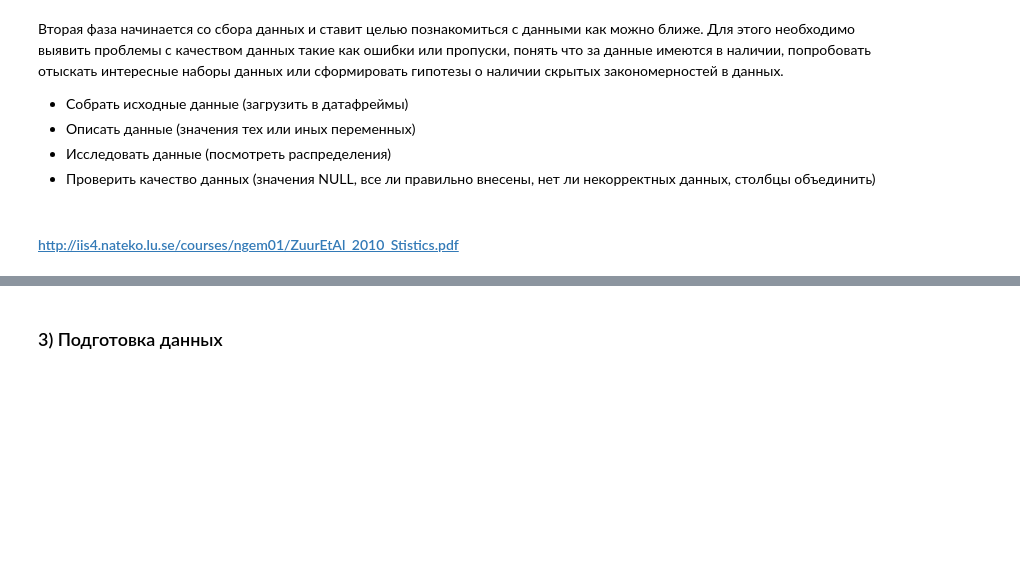
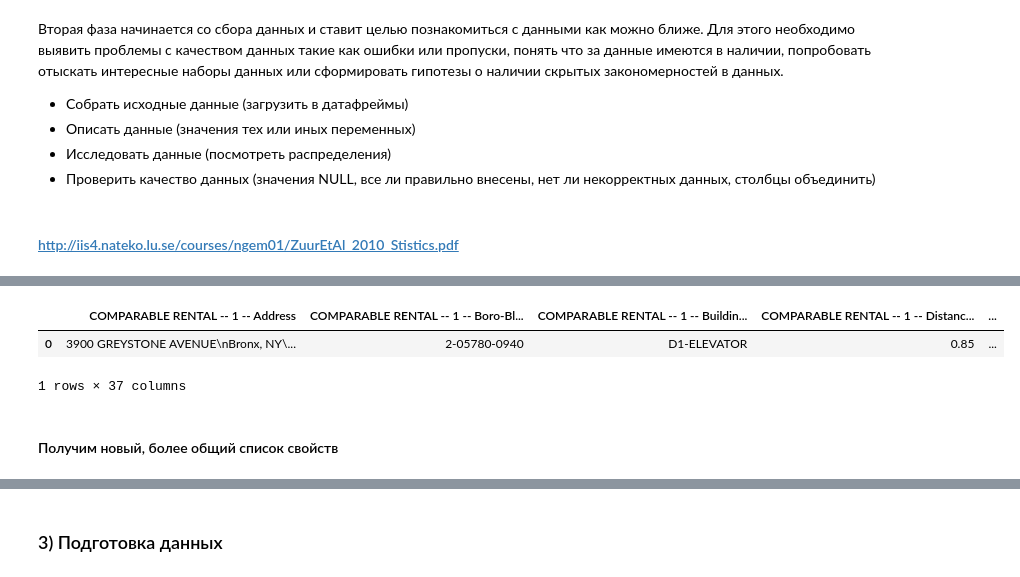
Before and after one commit to mihanlg/ITDA-Project, a Jupyter notebook: Project_Group8.ipynb, the cells around one changed output, grey strips where cells are left out. Saved outputs shown, nothing was run; the diff lists cells and outputs as text; code cells hidden in the pictures; blank space fills up the shorter version.

```diff
--- a/Project_Group8.ipynb
+++ b/Project_Group8.ipynb
@@ -118,0 +213,3 @@ cooperativeDF.keys()
+# %%
+properties = getPropeties(cooperativeDF['Bronx'])
+properties
@@ -118,0 +234,29 @@ cooperativeDF.keys()
+# %%
+beginnings = ['COMPARABLE RENTAL -- 1 --',
+              'COMPARABLE RENTAL -- 2 --',
+              'COMPARABLE RENTAL -- 3 --']
+
+for key in cooperativeDF.keys():
+    columns = cooperativeDF[key].columns
+
+    #PROPERTIES COLUMNS
+    beg = 'COOPERATIVES COMPARABLE PROPERTIES -- '
+    column = (beg + 'Distance from Coop in miles')
+    if ((beg + 'Dist. from Coop in miles') in columns) & (column in columns):
+        joinAndRemoveColumn(cooperativeDF[key], column, beg + 'Dist. from Coop in miles')
+    column = (beg + 'Estimated Gross Income')
+    if ((beg + 'Est. Gross Income') in columns) & (column in columns):
+        joinAndRemoveColumn(cooperativeDF[key], column, beg + 'Est. Gross Income')
+
+    #OTHER COLUMNS
+    for beg in beginnings:
+        column = (beg + ' ' + 'Distance from Coop in miles')
+        if ((beg + 'Dist. from Coop in miles') in columns) & (column in columns):
+            joinAndRemoveColumn(cooperativeDF[key], column, beg + 'Dist. from Coop in miles')
+        column = (beg + ' ' + 'Estimated Gross Income')
+        if ((beg + 'Est. Gross Income') in columns) & (column in columns):
+            joinAndRemoveColumn(cooperativeDF[key], column, beg + 'Est. Gross Income')
+        for prop in properties:
+            column = (beg + ' ' + prop)
+            if ((beg + prop) in columns) & (column in columns):
+                joinAndRemoveColumn(cooperativeDF[key], column, beg+prop)
@@ -118,0 +287,7 @@ cooperativeDF.keys()
+# %%
+mainDF = pd.concat(cooperativeDF.values(), ignore_index=True)
+# %%
+nulls = pd.isnull(mainDF)
+for column in mainDF.columns:
+    if float(nulls[column].sum())/len(nulls) > 0.25:
+        mainDF.drop(column, axis = 1, inplace = True)
@@ -118,0 +314,8 @@ cooperativeDF.keys()
+# %%
+mainDF.head(1)
+# %% [output]
+|  | COMPARABLE RENTAL -- 1 -- Address | COMPARABLE RENTAL -- 1 -- Boro-Bl... | COMPARABLE RENTAL -- 1 -- Buildin... | COMPARABLE RENTAL -- 1 -- Distanc... | ... |
+| 0 | 3900 GREYSTONE AVENUE\nBronx, NY\... | 2-05780-0940 | D1-ELEVATOR | 0.85 | ... |
+1 rows × 37 columns
+# %% [markdown]
+#### Получим новый, более общий список свойств
```
Also changed, not shown: parts of 38 cells of this notebook.
